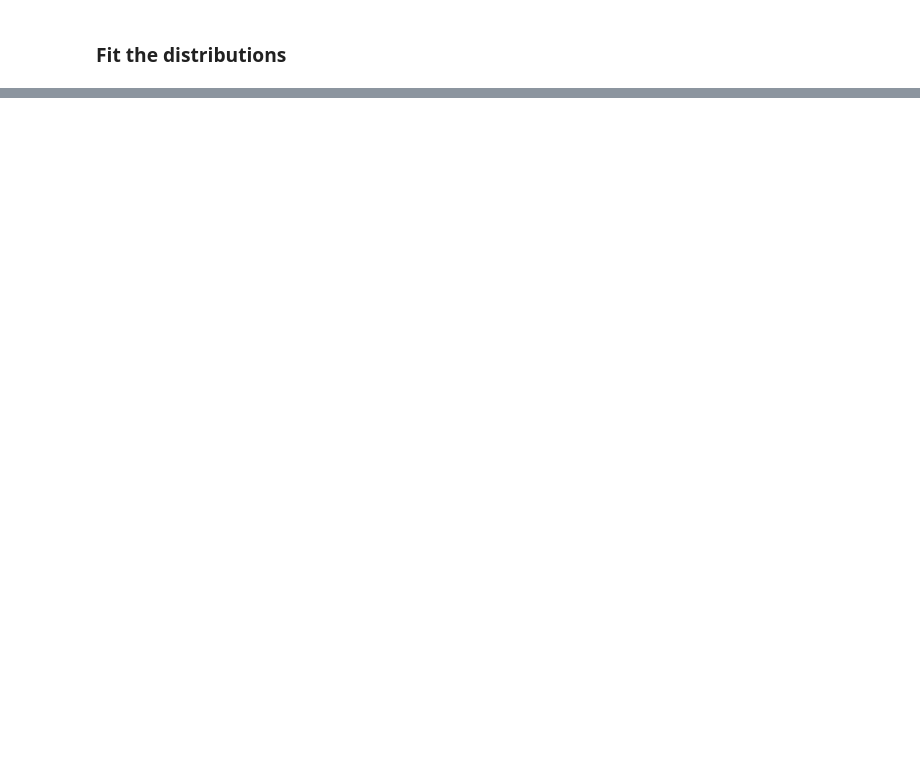
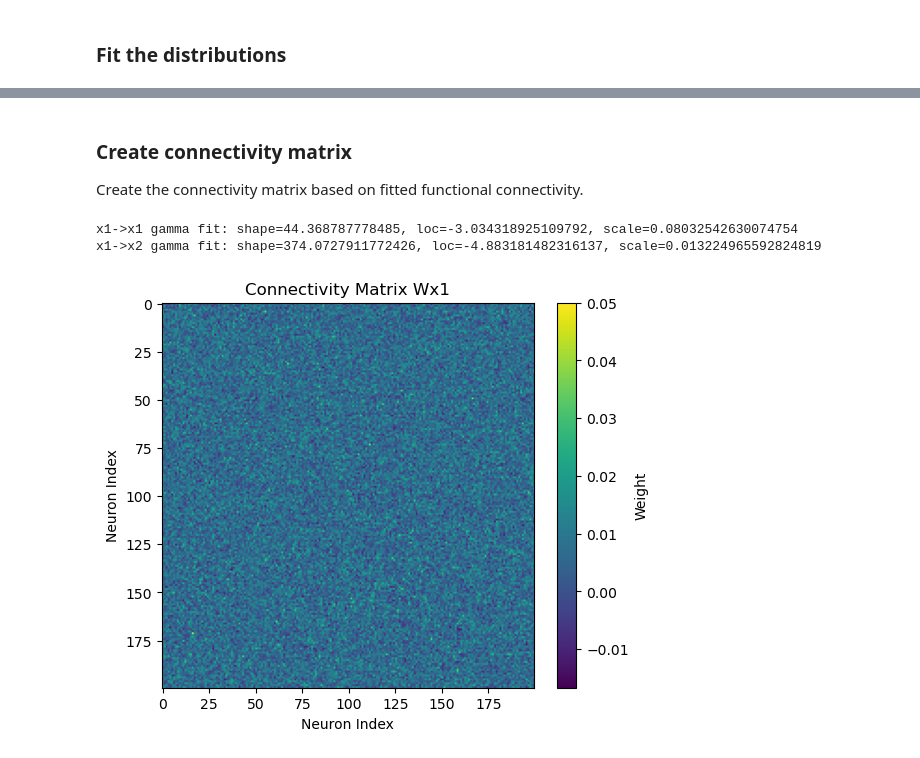
Before and after one commit to CharlesXu-Jingyue/VMHvl_MechModels, a Jupyter notebook: VMHvl_MM_Numerical.ipynb, the cells around one changed output, grey strips where cells are left out. Drawn from its saved outputs; the diff is of its cells as text; code cells hidden in the pictures; blank space fills up the shorter version.

```diff
--- a/VMHvl_MM_Numerical.ipynb
+++ b/VMHvl_MM_Numerical.ipynb
@@ -155,0 +172,49 @@ Gamma distribution KS statistic on x2: 0.07874410533157322, p-value: 0.557533510
+# %% [markdown]
+### Create connectivity matrix
+
+Create the connectivity matrix based on fitted functional connectivity.
+# %%
+print(f'x1->x1 gamma fit: shape={x1_gamma_fit[0]}, loc={x1_gamma_fit[1]}, scale={x1_gamma_fit[2]}')
+print(f'x1->x2 gamma fit: shape={x1x2_gamma_fit[0]}, loc={x1x2_gamma_fit[1]}, scale={x1x2_gamma_fit[2]}')
+# %% [output]
+x1->x1 gamma fit: shape=44.368787778485, loc=-3.034318925109792, scale=0.08032542630074754
+x1->x2 gamma fit: shape=374.0727911772426, loc=-4.883181482316137, scale=0.013224965592824819
+# %%
+# Create connectivity matrix from fitted distributions
+x1_percentage = 0.2
+x2_percentage = 0.2
+N = 1000
+W = np.zeros((N, N))
+W = np.random.rand(N, N) * (np.random.rand(N, N) < 0.01) / np.sqrt(N)   # Make a matrix with very sparse (1%) connectivity
+Nx1 = int(round(N * x1_percentage))
+Nx2 = int(round(N * x2_percentage))
+
+# Create x1 connectivity
+Wx1 = np.zeros((Nx1, Nx1))
+Wx1 = np.random.gamma(x1_gamma_fit[0], x1_gamma_fit[2], (Nx1, Nx1))
+Wx1 += x1_gamma_fit[1]
+
+# Create x2 connectivity
+# x2 connectivity remains unspecified and sparse
+
+# Create x1 to x2 connectivity
+Wx1x2 = np.zeros((Nx1, Nx2))
+Wx1x2 = np.random.gamma(x1x2_gamma_fit[0], x1x2_gamma_fit[2], (Nx1, Nx2))
+Wx1x2 += x1x2_gamma_fit[1]
+
+# Normalize the weights
+norm_factor = max(np.max(np.abs(Wx1)), np.max(np.abs(Wx1x2))) / (1 / np.sqrt(Nx1 + Nx2))
+Wx1 = Wx1 / norm_factor
+Wx1x2 = Wx1x2 / norm_factor
+W[:Nx1, :Nx1] = Wx1             # Set x1 connectivity on the diagonal of the connectivity matrix
+W[:Nx1, Nx1:Nx1+Nx2] = Wx1x2    # Set x1 to x2 connectivity in the upper triangle of the connectivity matrix
+# %%
+plt.figure(figsize=(6, 5))
+plt.imshow(Wx1, cmap='viridis', aspect='auto')
+plt.colorbar(label='Weight')
+plt.title('Connectivity Matrix Wx1')
+plt.xlabel('Neuron Index')
+plt.ylabel('Neuron Index')
+plt.show()
+# %% [output]
+[figure, added]
```
Also changed, not shown: parts of 20 cells of this notebook, 1 other file.
